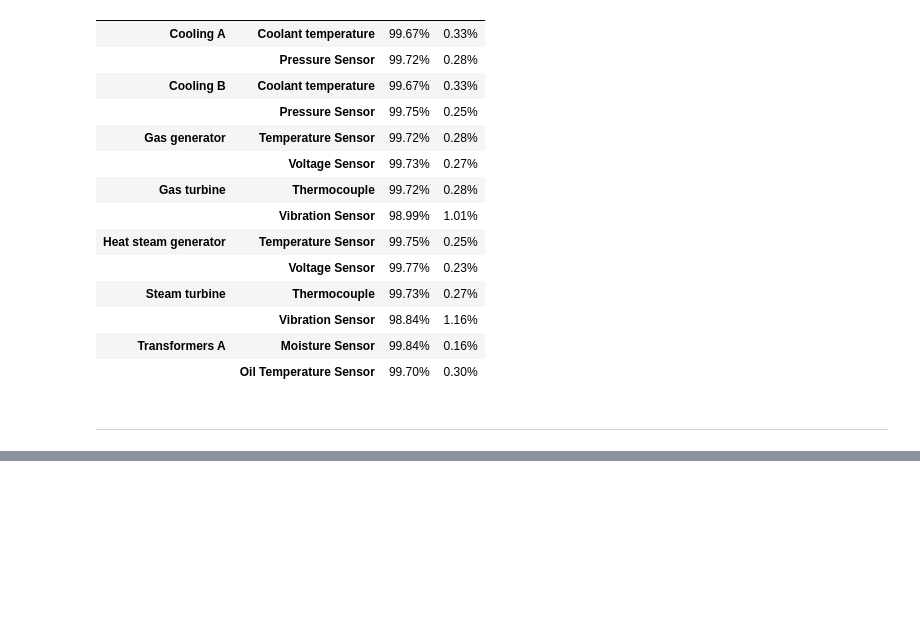
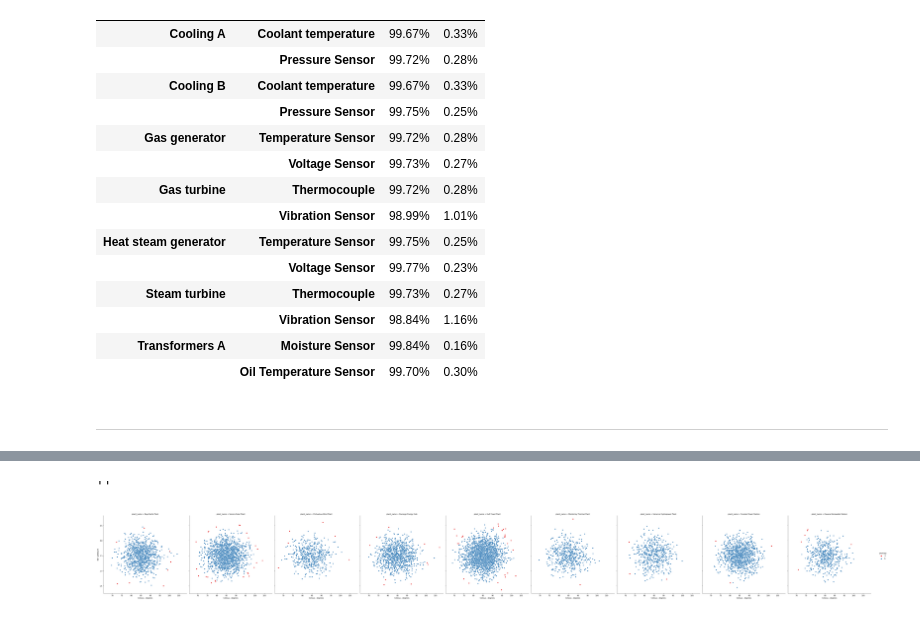
Before and after one commit to Jorhp90/arkham_challenge, a Jupyter notebook: anomaly_detection.ipynb, the cells around one changed output, grey strips where cells are left out. Drawn from its saved outputs; the diff is of its cells as text; code cells hidden in the pictures; blank space fills up the shorter version.

```diff
--- a/anomaly_detection.ipynb
+++ b/anomaly_detection.ipynb
@@ -103,0 +231,17 @@ df.groupby(['equipment_name','sensor_name']).anomaly.value_counts(1).unstack().s
+# %%
+g = sns.relplot(
+    data=df_cooling_a,
+    x="sensor_a",
+    y="sensor_b",
+    col="plant_name",
+    hue="anomaly",
+    kind="scatter",
+    height=7,
+    aspect=1,
+    palette="Set1"
+)
+g.set_axis_labels("Celsius - degrees", "Bar - pressure")
+;
+# %% [output]
+''
+[figure, added]
```
Also changed, not shown: parts of 24 cells of this notebook.
